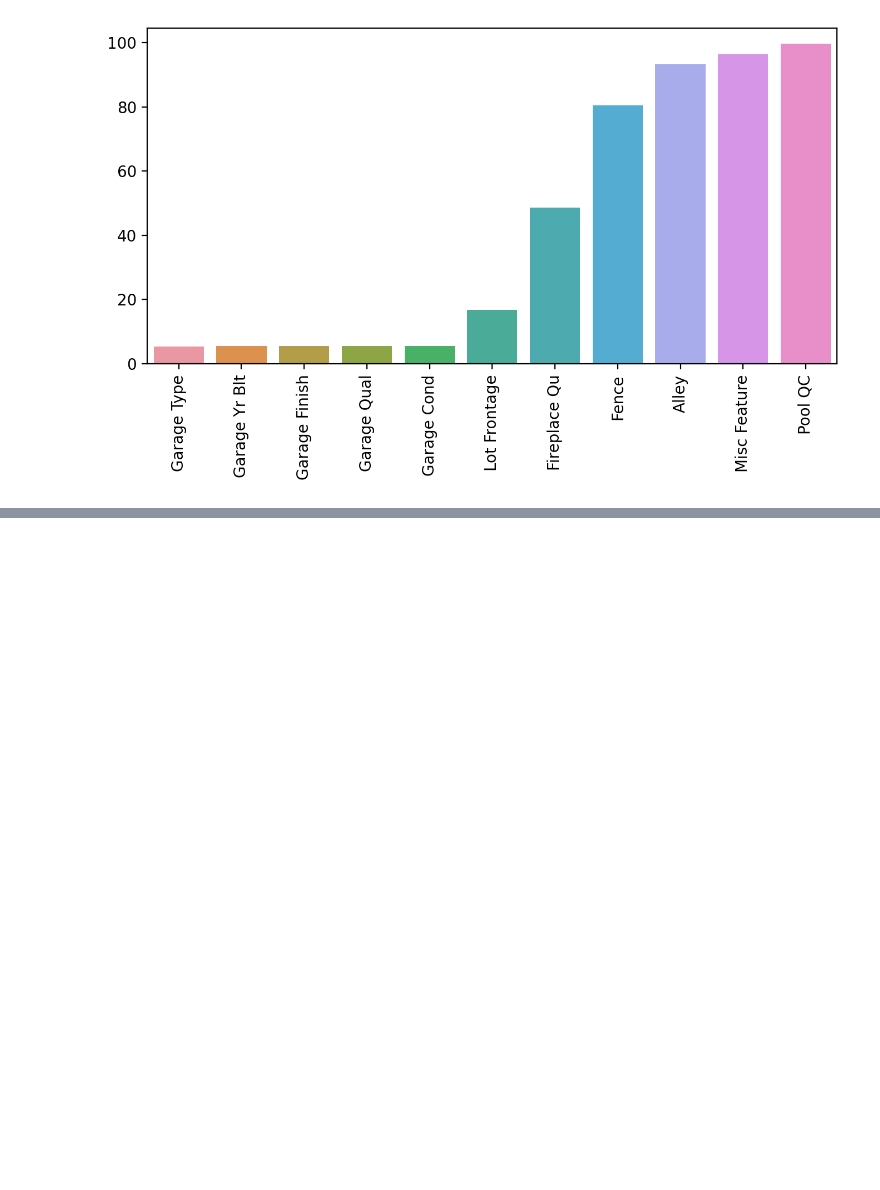
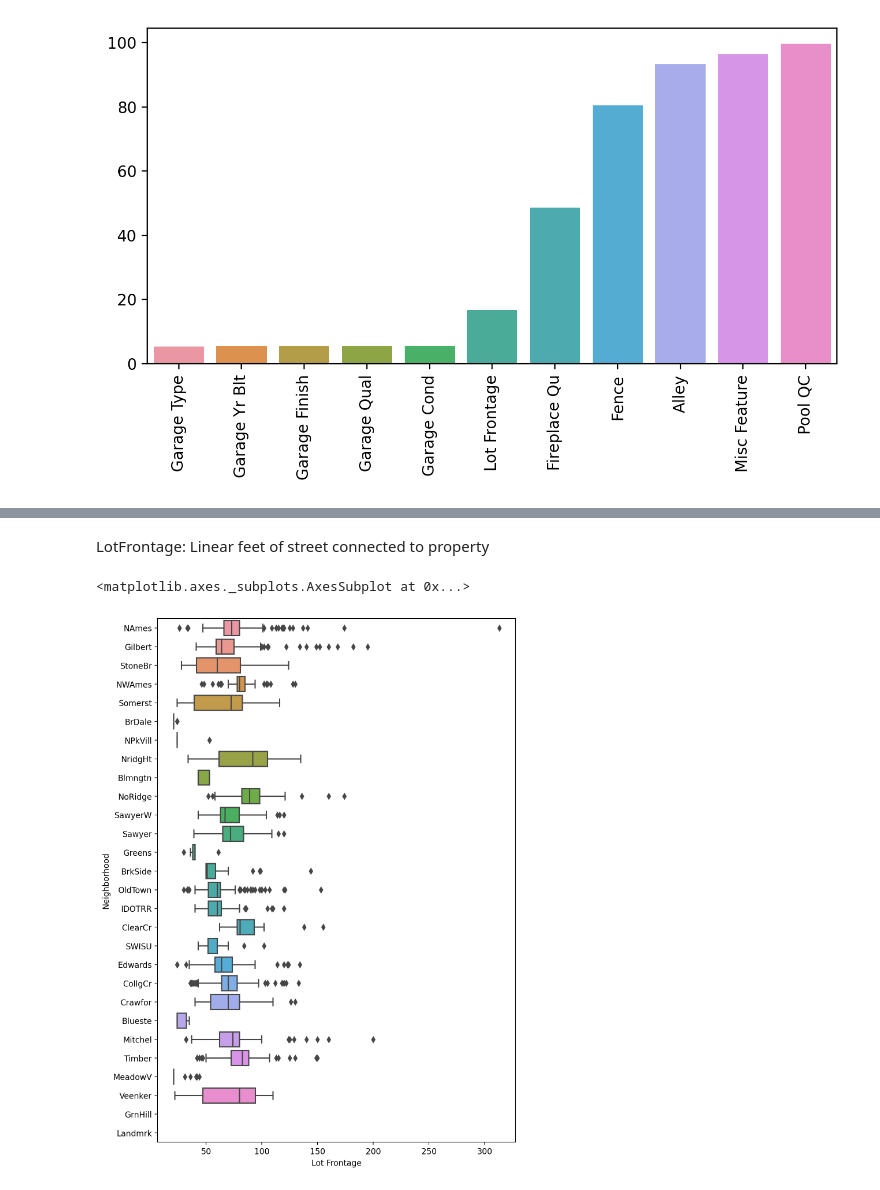
Before and after one commit to Costigun/DS, a Jupyter notebook: house_predict_project/WorkWithMissingData1.ipynb, the cells around one changed output, grey strips where cells are left out. Saved outputs shown, nothing was run; the diff lists cells and outputs as text; code cells hidden in the pictures; blank space fills up the shorter version.

```diff
--- a/house_predict_project/WorkWithMissingData1.ipynb
+++ b/house_predict_project/WorkWithMissingData1.ipynb
@@ -182,0 +238,2 @@ plt.xticks(rotation=90)
+# %%
+df = df.drop(['Pool QC','Misc Feature','Alley','Fence'],axis=1)
@@ -182,0 +249,2 @@ plt.xticks(rotation=90)
+# %%
+df['Fireplace Qu'] = df['Fireplace Qu'].fillna("None")
@@ -182,0 +266,8 @@ plt.xticks(rotation=90)
+# %% [markdown]
+LotFrontage: Linear feet of street connected to property
+# %%
+plt.figure(figsize=(8,12),dpi=200)
+sns.boxplot(x='Lot Frontage',y='Neighborhood',data=df,orient='h')
+# %% [output]
+<matplotlib.axes._subplots.AxesSubplot at 0x...>
+[figure, added]
```
Also changed, not shown: parts of 15 cells of this notebook.
